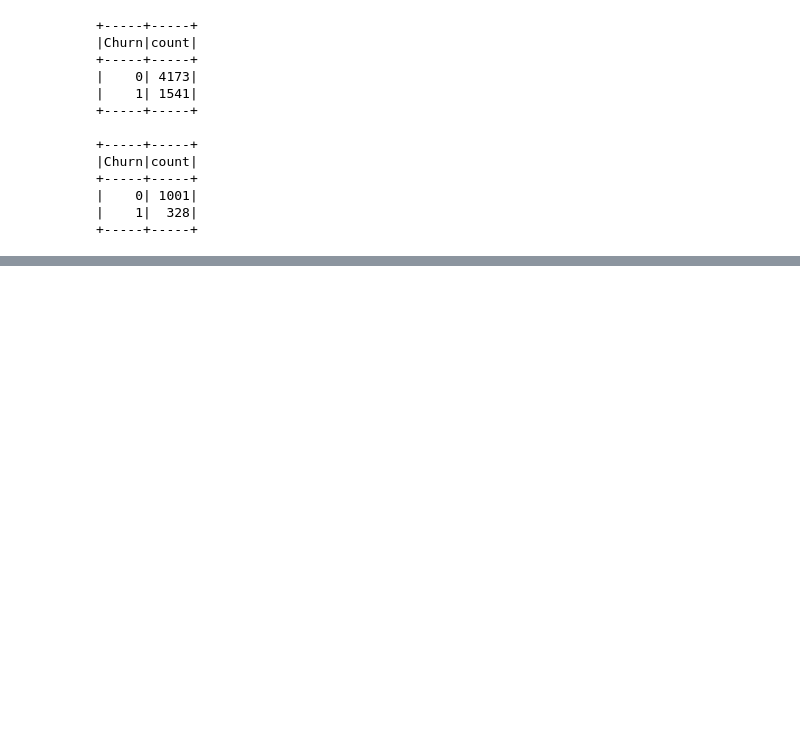
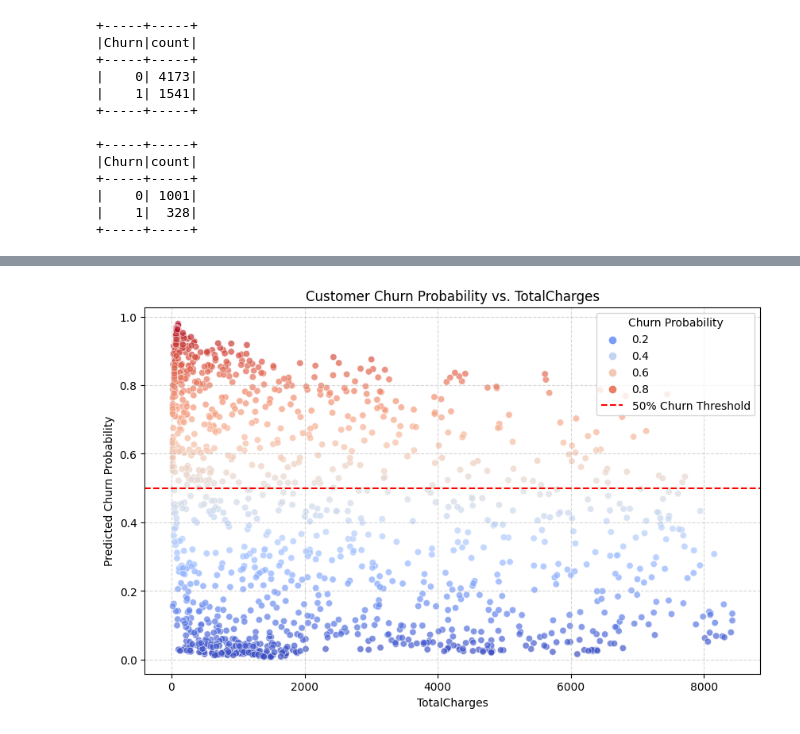
Before and after one commit to supAmorn/telco_churn_project, a Jupyter notebook: notebooks/Churn_notebook.ipynb, the cells around one changed output, grey strips where cells are left out. Saved outputs shown, nothing was run; the diff lists cells and outputs as text; code cells hidden in the pictures; blank space fills up the shorter version.

```diff
--- a/notebooks/Churn_notebook.ipynb
+++ b/notebooks/Churn_notebook.ipynb
@@ -193,7 +176,7 @@ plt.show()
 [figure]
 # %%
 # Convert TotalCharges to float
-df = df.withColumn("TotalCharges", df["TotalCharges"].cast("float"))
+df = df.withColumn("TotalCharges", df["TotalCharges"].cast("double"))
 
 # Convert to Pandas DataFrame
 num_data = df.select("MonthlyCharges", "TotalCharges", "Churn").toPandas()
@@ -362,0 +707,30 @@ test_data.groupBy(target_col).count().orderBy("count", ascending=False).show()
+# %%
+# Convert to Pandas DataFrame for easy plotting
+results_df = pd.DataFrame({
+    "TotalCharges": X_test["TotalCharges"],  # Ensure 'ARPU' exists in X_test
+    "Churn_Probability": y_pred_proba
+})
+
+# Scatter plot
+plt.figure(figsize=(10, 6))
+sns.scatterplot(
+    data=results_df,
+    x="TotalCharges",
+    y="Churn_Probability",
+    hue="Churn_Probability",  # Color by churn probability
+    palette="coolwarm",
+    alpha=0.7
+)
+
+# Labels & Formatting
+plt.xlabel("TotalCharges")
+plt.ylabel("Predicted Churn Probability")
+plt.title("Customer Churn Probability vs. TotalCharges")
+plt.axhline(y=0.5, color="red", linestyle="--", label="50% Churn Threshold")  # Mark threshold
+plt.legend(title="Churn Probability")
+plt.grid(True, linestyle="--", alpha=0.5)
+
+# Show the plot
+plt.show()
+# %% [output]
+[figure, added]
```
Also changed, not shown: parts of 47 cells of this notebook, 1 other file.
